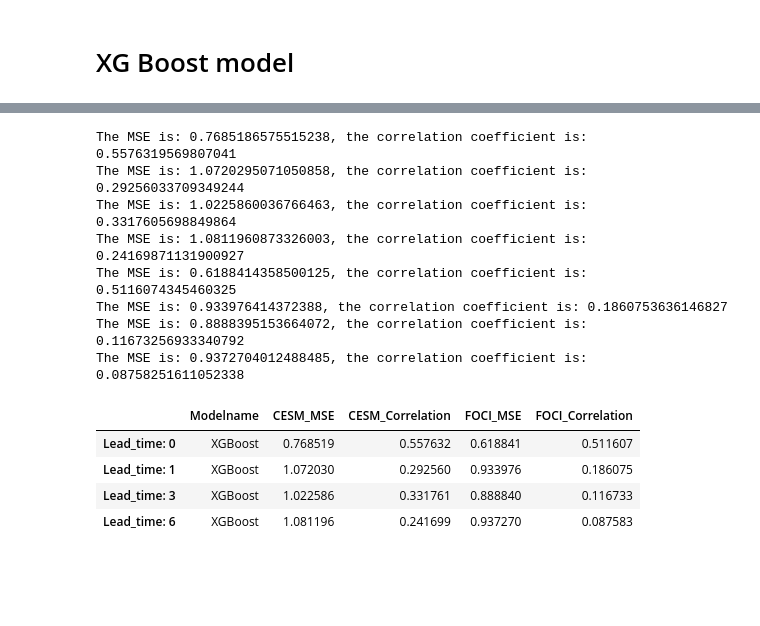
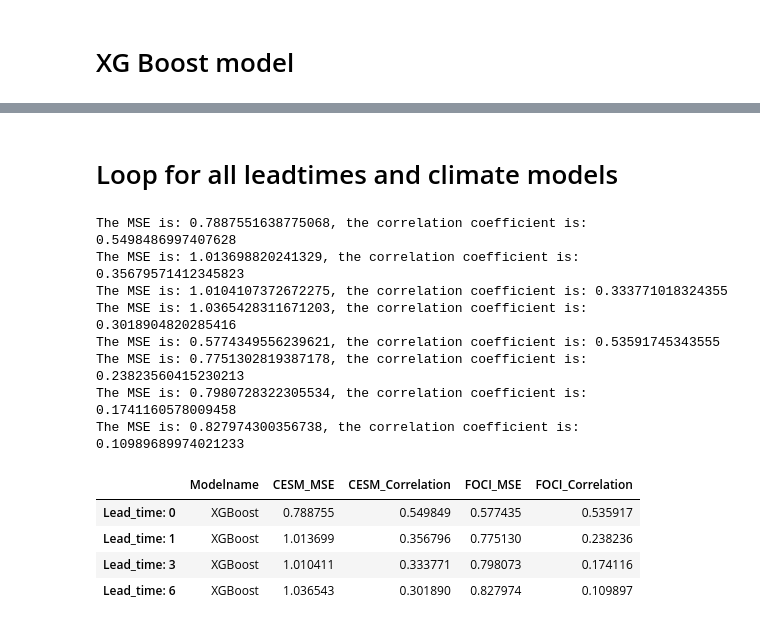
Before and after one commit to JP-CAU/Sahel_Rainfall, a Jupyter notebook: Notebooks/XGBoost.ipynb, the cells around one changed output, grey strips where cells are left out. Saved outputs shown, nothing was run; the diff lists cells and outputs as text; code cells hidden in the pictures; blank space fills up the shorter version.

```diff
--- a/Notebooks/XGBoost.ipynb
+++ b/Notebooks/XGBoost.ipynb
@@ -20,13 +114,13 @@ To enable the following instructions: AVX2 FMA, in other operations, rebuild Ten
 # %% [markdown]
 # Data
 # %%
-seq_length = 24
+seq_length = 1
 data = dataclass.Data(lead_time=1, seq_length=seq_length)
 # %%
-x_train = np.array(data.train_input_CESM)
-y_train = np.array(data.train_target_CESM)
+x_train = np.array(data.train_input_FOCI)
+y_train = np.array(data.train_target_FOCI)
 
-x_test = np.array(data.test_input_CESM)
-y_test = np.array(data.test_target_CESM)
+x_test = np.array(data.test_input_FOCI)
+y_test = np.array(data.test_target_FOCI)
 # %%
 if seq_length != None:
@@ -53,3 +148,5 @@ plot_ts.plot_ts(true=data.test_target_CESM, predicted=predictions, ts_start=1079
+# %% [markdown]
+# Loop for all leadtimes and climate models
 # %%
 lead_times = [0, 1, 3, 6]
 climate_models = ["CESM", "FOCI"]
@@ -64,60 +161,89 @@ for lead_time in lead_times:
 for climate in climate_models:
     for lead_time in lead_times:
         seq_length = 1
-        data = dataclass.Data(lead_time=lead_time, seq_length=seq_length)
+        data = dataclass.Data(
+            lead_time=lead_time, seq_length=seq_length, split=[0.8, 0.1, 0.1]
+        )
 
         if climate == "CESM":
             x_train = np.array(data.train_input_CESM)
             y_train = np.array(data.train_target_CESM)
+
+            x_val = np.array(data.validation_input_CESM)
+            y_val = np.array(data.validation_target_CESM)
 
             x_test = np.array(data.test_input_CESM)
             y_test = np.array(data.test_target_CESM)
         elif climate == "FOCI":
             x_train = np.array(data.train_input_FOCI)
             y_train = np.array(data.train_target_FOCI)
 
+            x_val = np.array(data.validation_input_FOCI)
+            y_val = np.array(data.validation_target_FOCI)
+
             x_test = np.array(data.test_input_FOCI)
             y_test = np.array(data.test_target_FOCI)
 
         if seq_length != None:
-            x_train = x_train.reshape((x_train.shape[0], x_train.shape[1]*x_train.shape[2]))
-            x_test = x_test.reshape((x_test.shape[0], x_test.shape[1]*x_test.shape[2]))
+            x_train = x_train.reshape(
+                (x_train.shape[0], x_train.shape[1] * x_train.shape[2])
+            )
 
-        xgb_model = xgb.XGBRegressor()
-        xgb_model.fit(x_train, y_train)
+            x_val = x_val.reshape((x_val.shape[0], x_val.shape[1] * x_val.shape[2]))
+
+            x_test = x_test.reshape(
+                (x_test.shape[0], x_test.shape[1] * x_test.shape[2])
+            )
+
+        xgb_model = xgb.XGBRegressor(
+            tree_method="gpu_hist",
+            gpu_id=0,
+        )
+
+        es = xgb.callback.EarlyStopping(
+            rounds=10,
+            save_best=True,
+            maximize=False,
+            # data_name="x_val",
+            metric_name="rmse",
+        )
+
+        xgb_model.fit(
+            x_train, y_train, eval_set=[(x_val, y_val)], callbacks=[es], verbose=0
+        )
 
         predictions = xgb_model.predict(x_test)
         mse = mean_squared_error(predictions, y_test)
         correlation = np.corrcoef(predictions, y_test)[1, 0]
         print(f"The MSE is: {mse}, the correlation coefficient is: {correlation}")
 
         if show_plots:
             plot_ts.plot_ts(
                 true=data.test_target_CESM,
                 predicted=predictions,
                 ts_start=10794,
                 ts_end=10994,
-                title=f"XGBoost {climate}, lead time = {lead_time}, window_size = {seq_length}"
+                title=f"XGBoost {climate}, lead time = {lead_time}, window_size = {seq_length}",
             )
         results[f"Lead_time: {lead_time}"]["Modelname"] = model_name
         results[f"Lead_time: {lead_time}"][f"{climate}_MSE"] = mse
         results[f"Lead_time: {lead_time}"][f"{climate}_Correlation"] = correlation
         # results[f"Lead_time: {lead_time}"][f"Leadtime"] = lead_time
 
-df = pd.DataFrame.from_dict(results, orient='index')
+df = pd.DataFrame.from_dict(results, orient="index")
 df
 # %% [output]
-The MSE is: 0.7685186575515238, the correlation coefficient is: 0.5576319569807041
-The MSE is: 1.0720295071050858, the correlation coefficient is: 0.29256033709349244
-The MSE is: 1.0225860036766463, the correlation coefficient is: 0.3317605698849864
-The MSE is: 1.0811960873326003, the correlation coefficient is: 0.24169871131900927
-The MSE is: 0.6188414358500125, the correlation coefficient is: 0.5116074345460325
-The MSE is: 0.933976414372388, the correlation coefficient is: 0.1860753636146827
-The MSE is: 0.8888395153664072, the correlation coefficient is: 0.11673256933340792
-The MSE is: 0.9372704012488485, the correlation coefficient is: 0.08758251611052338
+The MSE is: 0.7887551638775068, the correlation coefficient is: 0.5498486997407628
+The MSE is: 1.013698820241329, the correlation coefficient is: 0.35679571412345823
+The MSE is: 1.0104107372672275, the correlation coefficient is: 0.333771018324355
+The MSE is: 1.0365428311671203, the correlation coefficient is: 0.3018904820285416
+The MSE is: 0.5774349556239621, the correlation coefficient is: 0.53591745343555
+The MSE is: 0.7751302819387178, the correlation coefficient is: 0.23823560415230213
+The MSE is: 0.7980728322305534, the correlation coefficient is: 0.1741160578009458
+The MSE is: 0.827974300356738, the correlation coefficient is: 0.10989689974021233
 |  | Modelname | CESM_MSE | CESM_Correlation | FOCI_MSE | FOCI_Correlation |
-| Lead_time: 0 | XGBoost | 0.768519 | 0.557632 | 0.618841 | 0.511607 |
-| Lead_time: 1 | XGBoost | 1.072030 | 0.292560 | 0.933976 | 0.186075 |
-| Lead_time: 3 | XGBoost | 1.022586 | 0.331761 | 0.888840 | 0.116733 |
-| Lead_time: 6 | XGBoost | 1.081196 | 0.241699 | 0.937270 | 0.087583 |
+| Lead_time: 0 | XGBoost | 0.788755 | 0.549849 | 0.577435 | 0.535917 |
+| Lead_time: 1 | XGBoost | 1.013699 | 0.356796 | 0.775130 | 0.238236 |
+| Lead_time: 3 | XGBoost | 1.010411 | 0.333771 | 0.798073 | 0.174116 |
+| Lead_time: 6 | XGBoost | 1.036543 | 0.301890 | 0.827974 | 0.109897 |
 # %%
```
Also changed, not shown: parts of 8 cells of this notebook, 25 other files.
